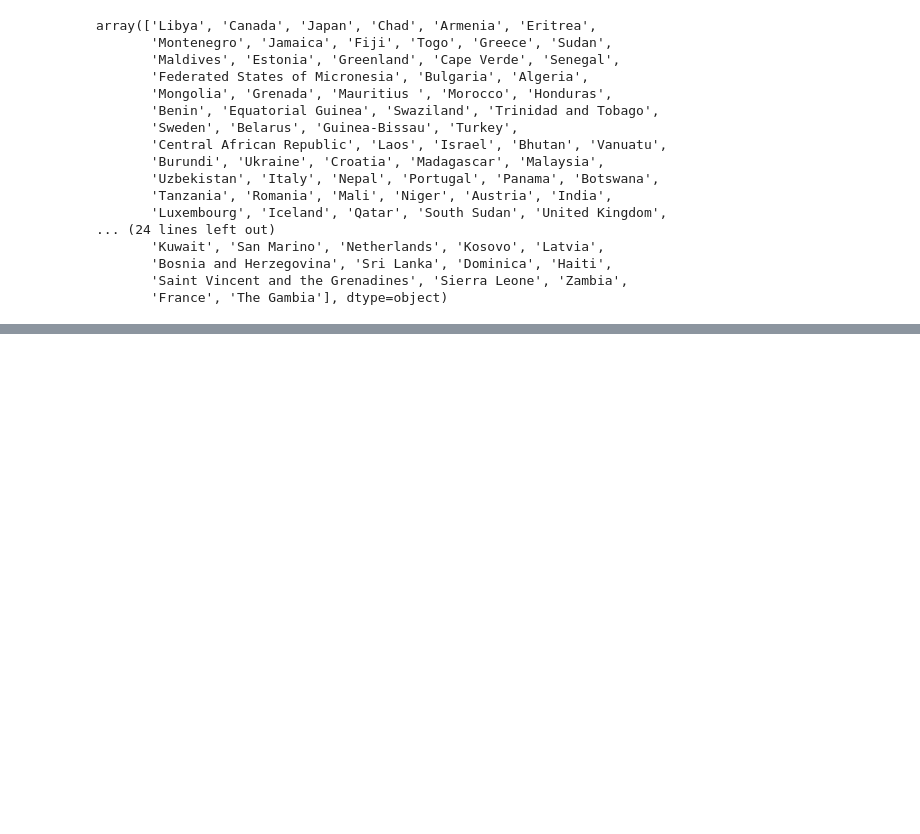
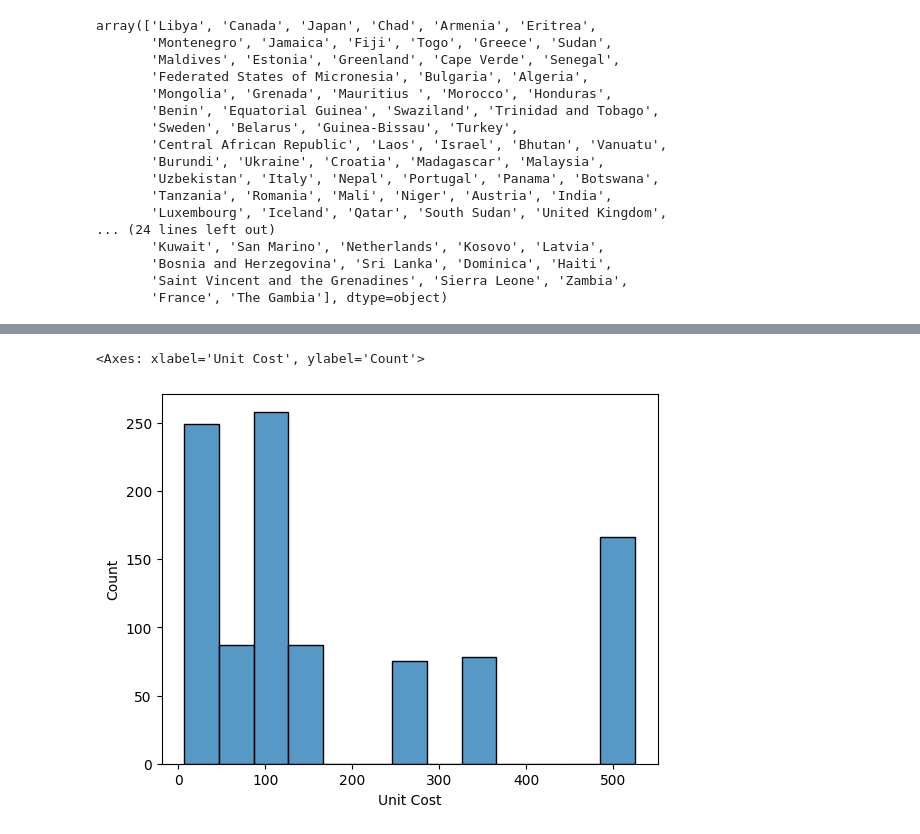
Before and after one commit to os1187/EDA-E1-26-27, a Jupyter notebook: Assessment_1.ipynb, the cells around one changed output, grey strips where cells are left out. Cells and saved outputs as stored; diff of their text form; code cells hidden in the pictures; blank space fills up the shorter version.

```diff
--- a/Assessment_1.ipynb
+++ b/Assessment_1.ipynb
@@ -182,0 +220,5 @@ df[df["Total Profit"]>1500000]
+# %%
+sns.histplot(df["Unit Cost"])
+# %% [output]
+<Axes: xlabel='Unit Cost', ylabel='Count'>
+[figure, added]
```
Also changed, not shown: parts of 11 cells of this notebook.
